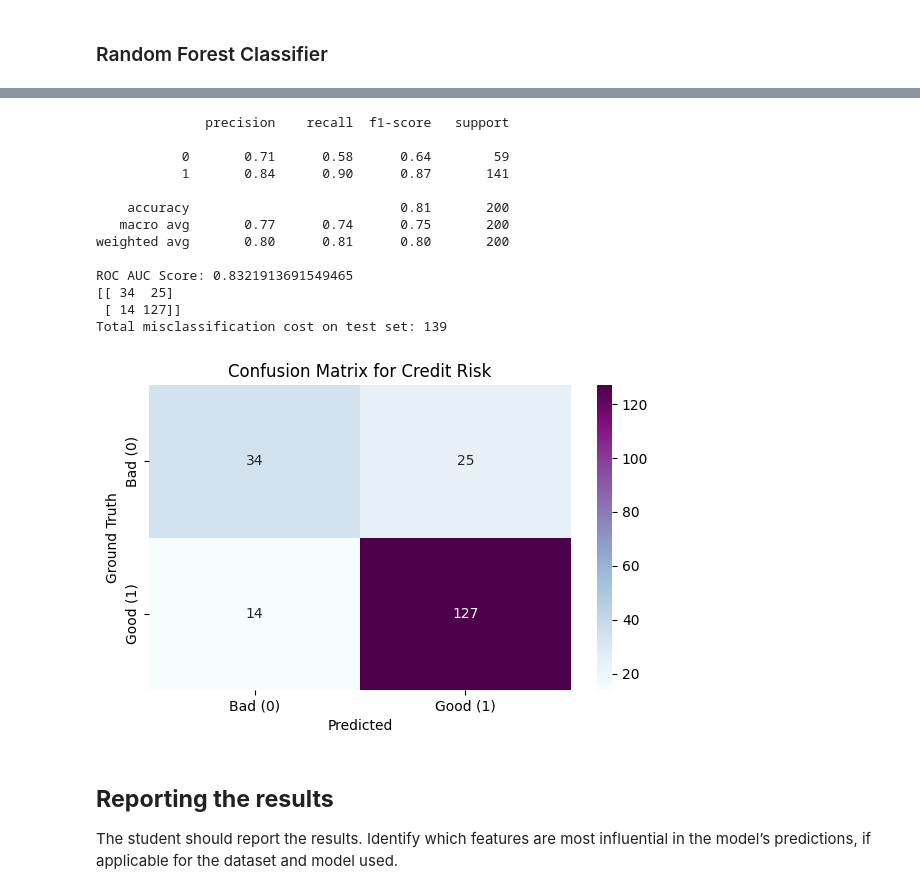
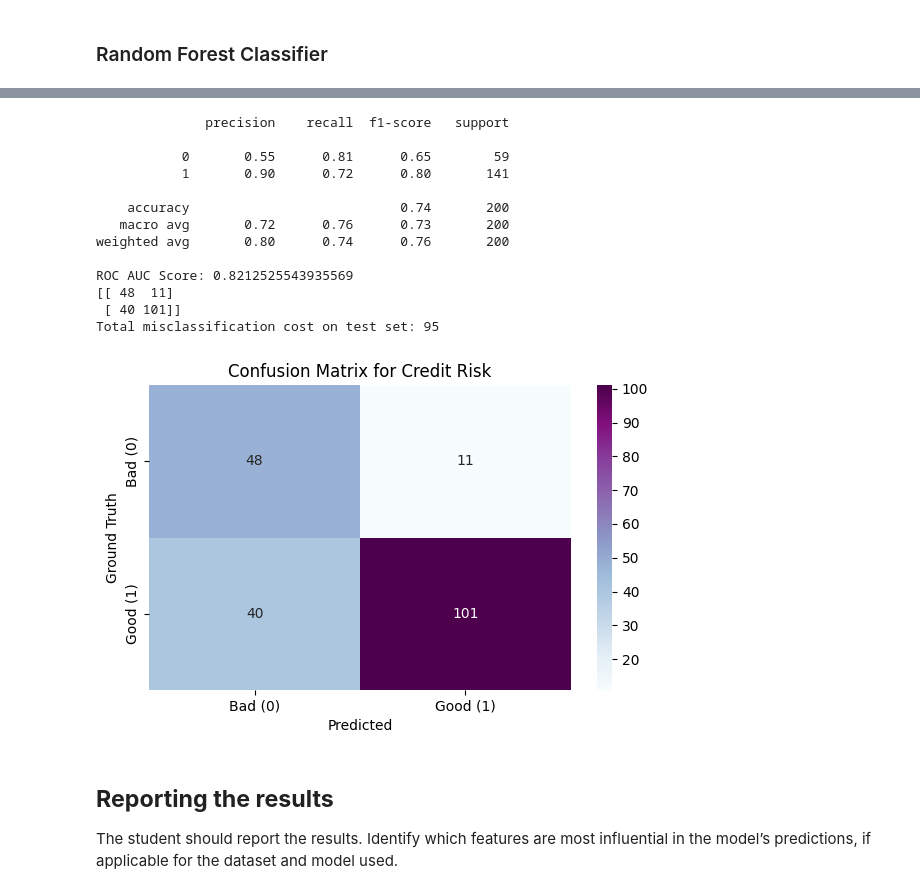
Before and after one commit to reascr/MSC-in-IT-and-Cognition, a Jupyter notebook: AppliedAI/First_assignment_dataset_2.ipynb, the cells around one changed output, grey strips where cells are left out. Drawn from its saved outputs; the diff is of its cells as text; code cells hidden in the pictures.

```diff
--- a/AppliedAI/First_assignment_dataset_2.ipynb
+++ b/AppliedAI/First_assignment_dataset_2.ipynb
@@ -566,10 +628,7 @@ Total misclassification cost on test set: 129
 # %% [markdown]
 ### Random Forest Classifier
 # %%
-#!pip install optuna
-import warnings
 warnings.filterwarnings("ignore")
-import optuna
 from sklearn.ensemble import RandomForestClassifier
 from sklearn.metrics import confusion_matrix
 from sklearn.model_selection import train_test_split
@@ -577,17 +636,21 @@ from sklearn.model_selection import train_test_split
 def objective(trial):
     n_estimators = trial.suggest_int('n_estimators', 100, 1000)
     max_depth = trial.suggest_int('max_depth', 3, 20)
+    max_leaf_nodes = trial.suggest_int('max_leaf_nodes', 2, 10)
     min_samples_split = trial.suggest_int('min_samples_split', 2, 10)
+    min_samples_leaf = trial.suggest_int('min_samples_leaf', 1, 10)
 
     model = RandomForestClassifier(
         n_estimators=n_estimators,
         max_depth=max_depth,
+        class_weight="balanced",
+        max_leaf_nodes=max_leaf_nodes,
         min_samples_split=min_samples_split,
-        #class_weight="balanced",
+        min_samples_leaf=min_samples_leaf,
         random_state=0
     )
-    model.fit(X_train, y_train)
-    y_pred = model.predict(X_eval)
+    model.fit(X_train_processed, y_train)
+    y_pred = model.predict(X_eval_processed)
 
     cm = confusion_matrix(y_eval, y_pred)
     tn, fp, fn, tp = cm.ravel()
@@ -596,7 +659,11 @@ def objective(trial):
     return cost
 
 study = optuna.create_study(direction='minimize') # we want to minimize cost
-study.optimize(objective, n_trials=50)
+study.optimize(objective, n_trials=100)
+
 # best trial
-print(study.best_trial)
+trial = study.best_trial
+best_hyperparameters = trial.params
+print('Min cost: {}'.format(trial.value))
+print("Best hyperparameters: {}".format(trial.params))
 # %% [output]
@@ -622,41 +689,46 @@ FrozenTrial(number=28, state=1, values=[173.0], datetime_start=datetime.datetime
 # %%
 from sklearn.ensemble import RandomForestClassifier
 
-random_forest_model = RandomForestClassifier(n_estimators=1000, max_depth=10, class_weight="balanced", random_state=0)
+random_forest_model = RandomForestClassifier(n_estimators=best_hyperparameters['n_estimators'],
+                                             max_depth = best_hyperparameters['max_depth'],
+                                             max_leaf_nodes=best_hyperparameters['max_leaf_nodes'],
+                                             min_samples_split=best_hyperparameters['min_samples_split'],
+                                             min_samples_leaf=best_hyperparameters['min_samples_leaf'],
+                                             class_weight="balanced", random_state=0)
 
 random_forest_model.fit(X_train_processed, y_train)
 
 y_pred = random_forest_model.predict(X_eval_processed)
 y_pred_proba = random_forest_model.predict_proba(X_eval_processed)[:, 1]
 
 
 print(classification_report(y_eval, y_pred))
 
 # ROC AUC score
 roc_auc = roc_auc_score(y_eval, y_pred_proba)
 print("ROC AUC Score:", roc_auc)
 print(confusion_matrix(y_eval, y_pred))
 
 cm = confusion_matrix(y_eval, y_pred)
 tn, fp, fn, tp = cm.ravel()
 total_cost = (fp * 5) + (fn * 1)
 print("Total misclassification cost on test set:", total_cost)
 plot_cm(cm)
 # %% [output]
               precision    recall  f1-score   support
 
-           0       0.71      0.58      0.64        59
-           1       0.84      0.90      0.87       141
+           0       0.55      0.81      0.65        59
+           1       0.90      0.72      0.80       141
 
-    accuracy                           0.81       200
-   macro avg       0.77      0.74      0.75       200
-weighted avg       0.80      0.81      0.80       200
+    accuracy                           0.74       200
+   macro avg       0.72      0.76      0.73       200
+weighted avg       0.80      0.74      0.76       200
 
-ROC AUC Score: 0.8321913691549465
-[[ 34  25]
- [ 14 127]]
-Total misclassification cost on test set: 139
+ROC AUC Score: 0.8212525543935569
+[[ 48  11]
+ [ 40 101]]
+Total misclassification cost on test set: 95
-[figure, old version]
+[figure, new version]
 # %% [markdown]
 ## **Reporting the results**
 
```
Also changed, not shown: parts of 8 cells of this notebook.
